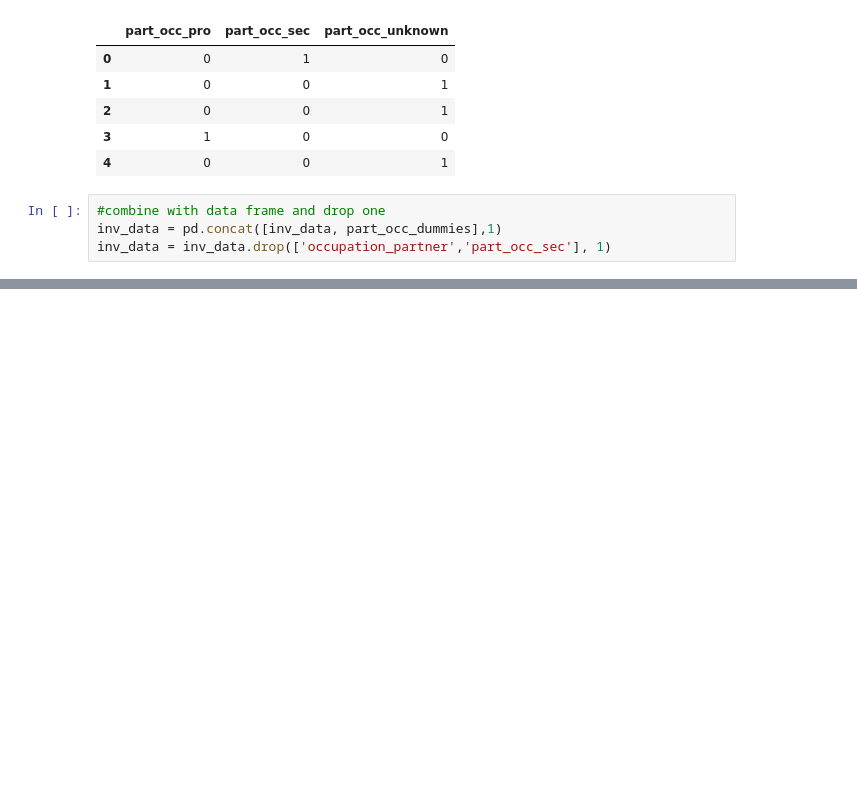
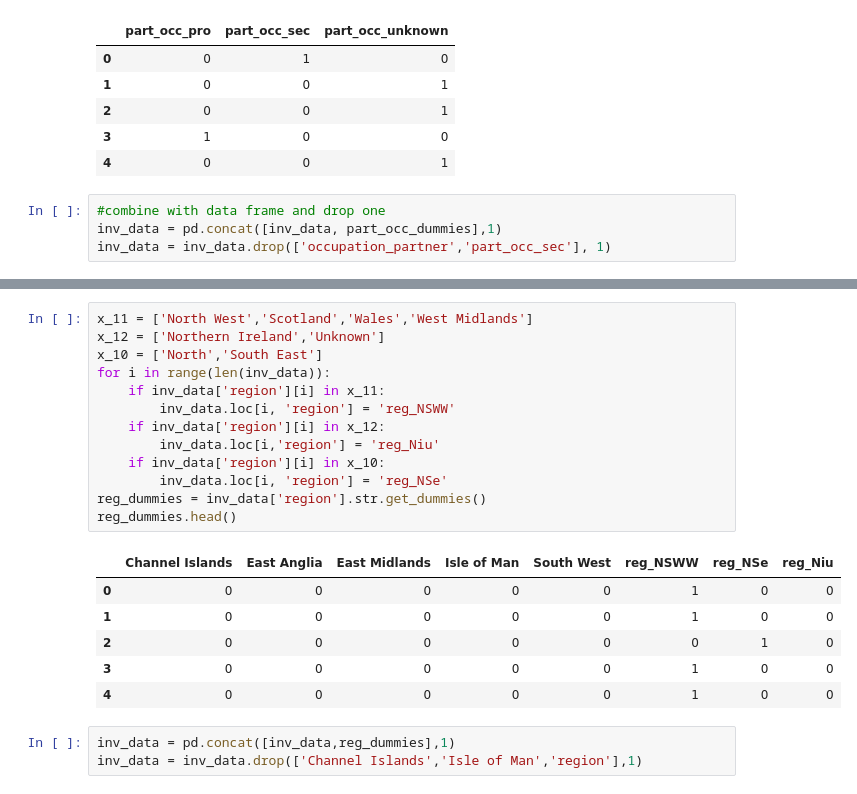
Before and after one commit to ajakaiye33/R_EDA_and_ML, a Jupyter notebook: py_machine_practice/logistic_regression_classification_practice.ipynb, the cells around one changed output, grey strips where cells are left out. Cells and saved outputs as stored; diff of their text form; blank space fills up the shorter version.

```diff
--- a/py_machine_practice/logistic_regression_classification_practice.ipynb
+++ b/py_machine_practice/logistic_regression_classification_practice.ipynb
@@ -331,0 +520,23 @@ inv_data.head()
+# %%
+x_11 = ['North West','Scotland','Wales','West Midlands']
+x_12 = ['Northern Ireland','Unknown']
+x_10 = ['North','South East']
+for i in range(len(inv_data)):
+    if inv_data['region'][i] in x_11:
+        inv_data.loc[i, 'region'] = 'reg_NSWW'
+    if inv_data['region'][i] in x_12:
+        inv_data.loc[i,'region'] = 'reg_Niu'
+    if inv_data['region'][i] in x_10:
+        inv_data.loc[i, 'region'] = 'reg_NSe'
+reg_dummies = inv_data['region'].str.get_dummies()
+reg_dummies.head()
+# %% [output]
+|  | Channel Islands | East Anglia | East Midlands | Isle of Man | South West | reg_NSWW | reg_NSe | reg_Niu |
+| 0 | 0 | 0 | 0 | 0 | 0 | 1 | 0 | 0 |
+| 1 | 0 | 0 | 0 | 0 | 0 | 1 | 0 | 0 |
+| 2 | 0 | 0 | 0 | 0 | 0 | 0 | 1 | 0 |
+| 3 | 0 | 0 | 0 | 0 | 0 | 1 | 0 | 0 |
+| 4 | 0 | 0 | 0 | 0 | 0 | 1 | 0 | 0 |
+# %%
+inv_data = pd.concat([inv_data,reg_dummies],1)
+inv_data = inv_data.drop(['Channel Islands','Isle of Man','region'],1)
```
Also changed, not shown: parts of 28 cells of this notebook.
